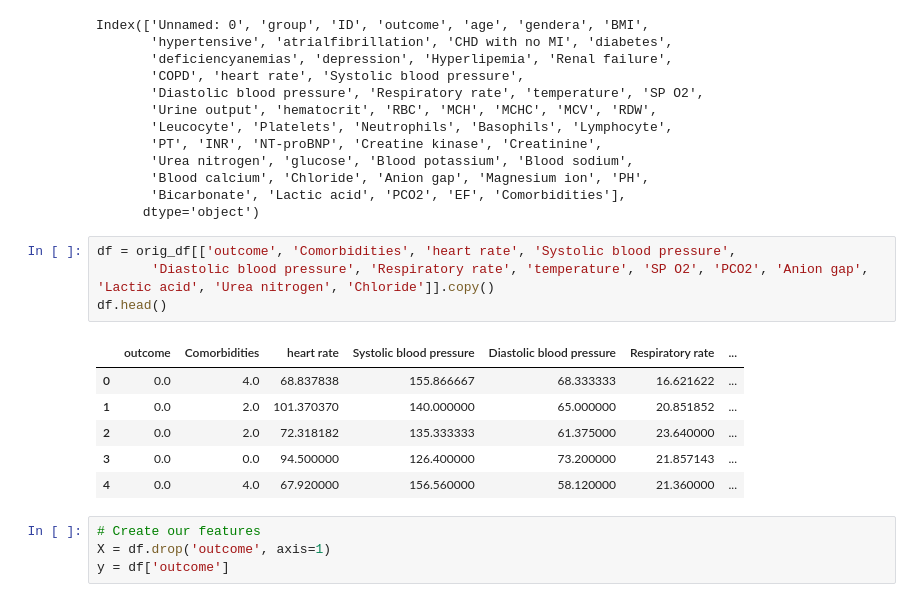
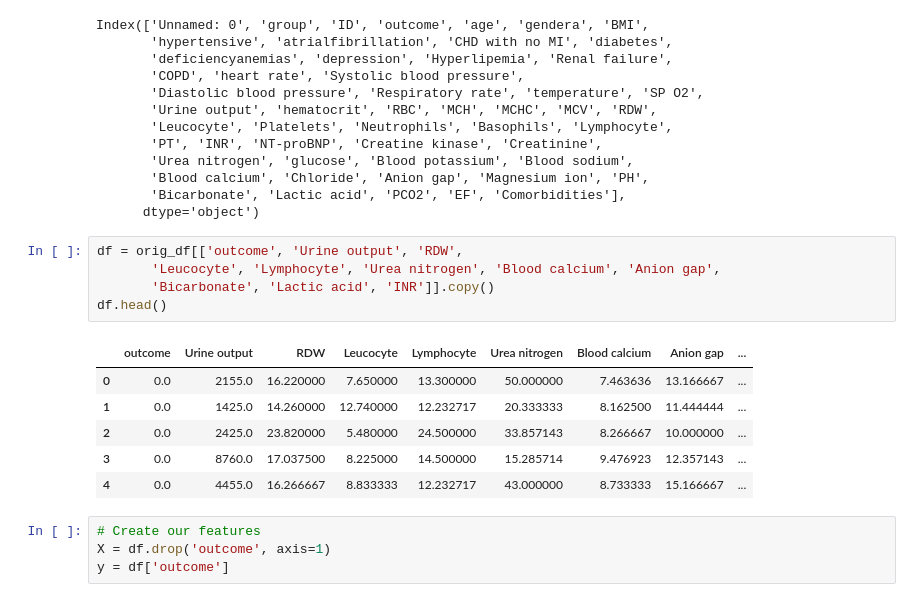
Before and after one commit to ranger9103/heart_failure_mortality, a Jupyter notebook: ML_Reduced_Features.ipynb, the cells around one changed output. Drawn from its saved outputs; the diff is of its cells as text.

```diff
--- a/ML_Reduced_Features.ipynb
+++ b/ML_Reduced_Features.ipynb
@@ -41,17 +41,18 @@ Index(['Unnamed: 0', 'group', 'ID', 'outcome', 'age', 'gendera', 'BMI',
        'Blood calcium', 'Chloride', 'Anion gap', 'Magnesium ion', 'PH',
        'Bicarbonate', 'Lactic acid', 'PCO2', 'EF', 'Comorbidities'],
       dtype='object')
-# %%
-df = orig_df[['outcome', 'Comorbidities', 'heart rate', 'Systolic blood pressure',
-       'Diastolic blood pressure', 'Respiratory rate', 'temperature', 'SP O2', 'PCO2', 'Anion gap', 'Lactic acid', 'Urea nitrogen', 'Chloride']].copy()
-df.head()
-# %% [output]
-|  | outcome | Comorbidities | heart rate | Systolic blood pressure | Diastolic blood pressure | Respiratory rate | ... |
-| 0 | 0.0 | 4.0 | 68.837838 | 155.866667 | 68.333333 | 16.621622 | ... |
-| 1 | 0.0 | 2.0 | 101.370370 | 140.000000 | 65.000000 | 20.851852 | ... |
-| 2 | 0.0 | 2.0 | 72.318182 | 135.333333 | 61.375000 | 23.640000 | ... |
-| 3 | 0.0 | 0.0 | 94.500000 | 126.400000 | 73.200000 | 21.857143 | ... |
-| 4 | 0.0 | 4.0 | 67.920000 | 156.560000 | 58.120000 | 21.360000 | ... |
+# %%
+df = orig_df[['outcome', 'Urine output', 'RDW',
+       'Leucocyte', 'Lymphocyte', 'Urea nitrogen', 'Blood calcium', 'Anion gap',
+       'Bicarbonate', 'Lactic acid', 'INR']].copy()
+df.head()
+# %% [output]
+|  | outcome | Urine output | RDW | Leucocyte | Lymphocyte | Urea nitrogen | Blood calcium | Anion gap | ... |
+| 0 | 0.0 | 2155.0 | 16.220000 | 7.650000 | 13.300000 | 50.000000 | 7.463636 | 13.166667 | ... |
+| 1 | 0.0 | 1425.0 | 14.260000 | 12.740000 | 12.232717 | 20.333333 | 8.162500 | 11.444444 | ... |
+| 2 | 0.0 | 2425.0 | 23.820000 | 5.480000 | 24.500000 | 33.857143 | 8.266667 | 10.000000 | ... |
+| 3 | 0.0 | 8760.0 | 17.037500 | 8.225000 | 14.500000 | 15.285714 | 9.476923 | 12.357143 | ... |
+| 4 | 0.0 | 4455.0 | 16.266667 | 8.833333 | 12.232717 | 43.000000 | 8.733333 | 15.166667 | ... |
 # %%
 # Create our features
 X = df.drop('outcome', axis=1)
```
Also changed, not shown: parts of 25 cells of this notebook, 1 other file.
